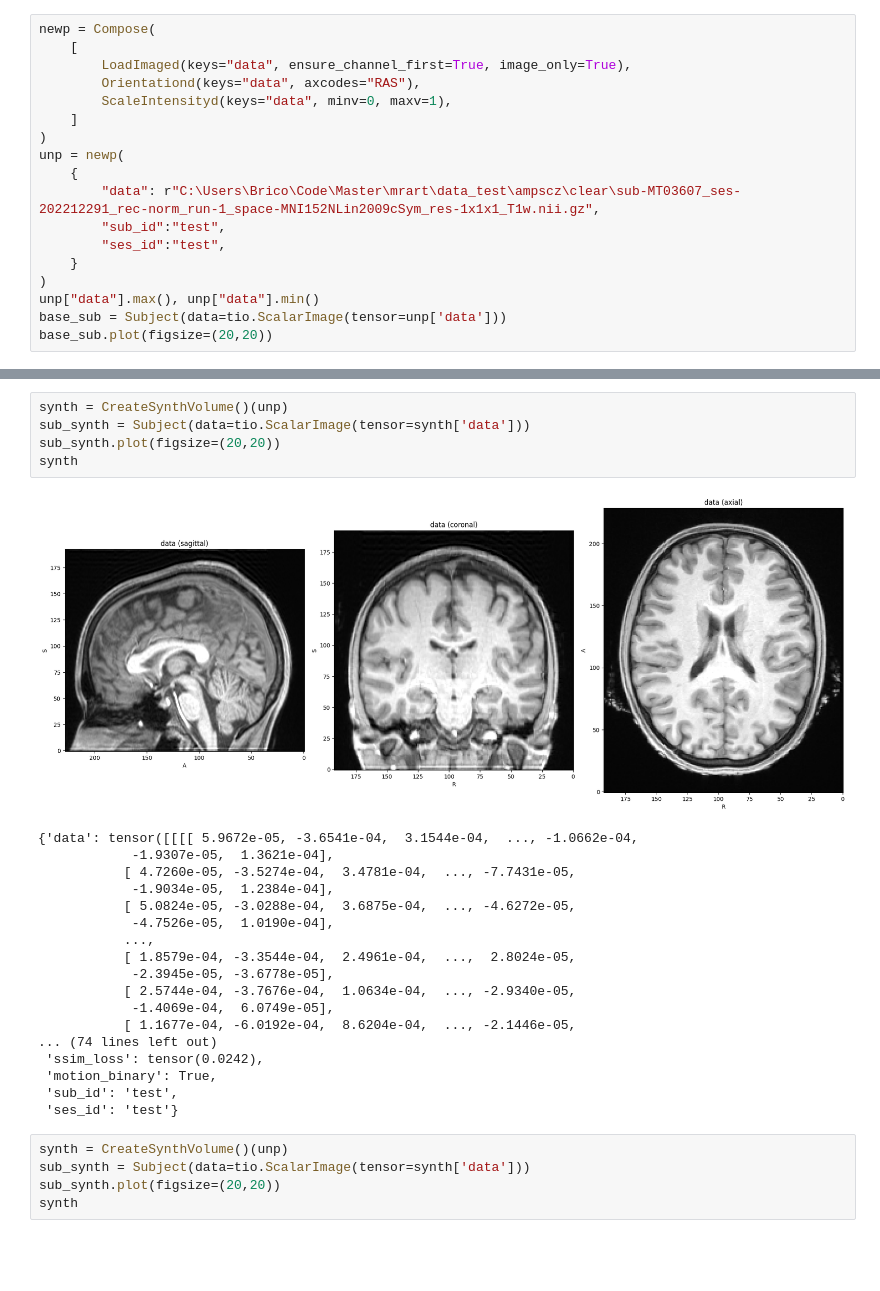
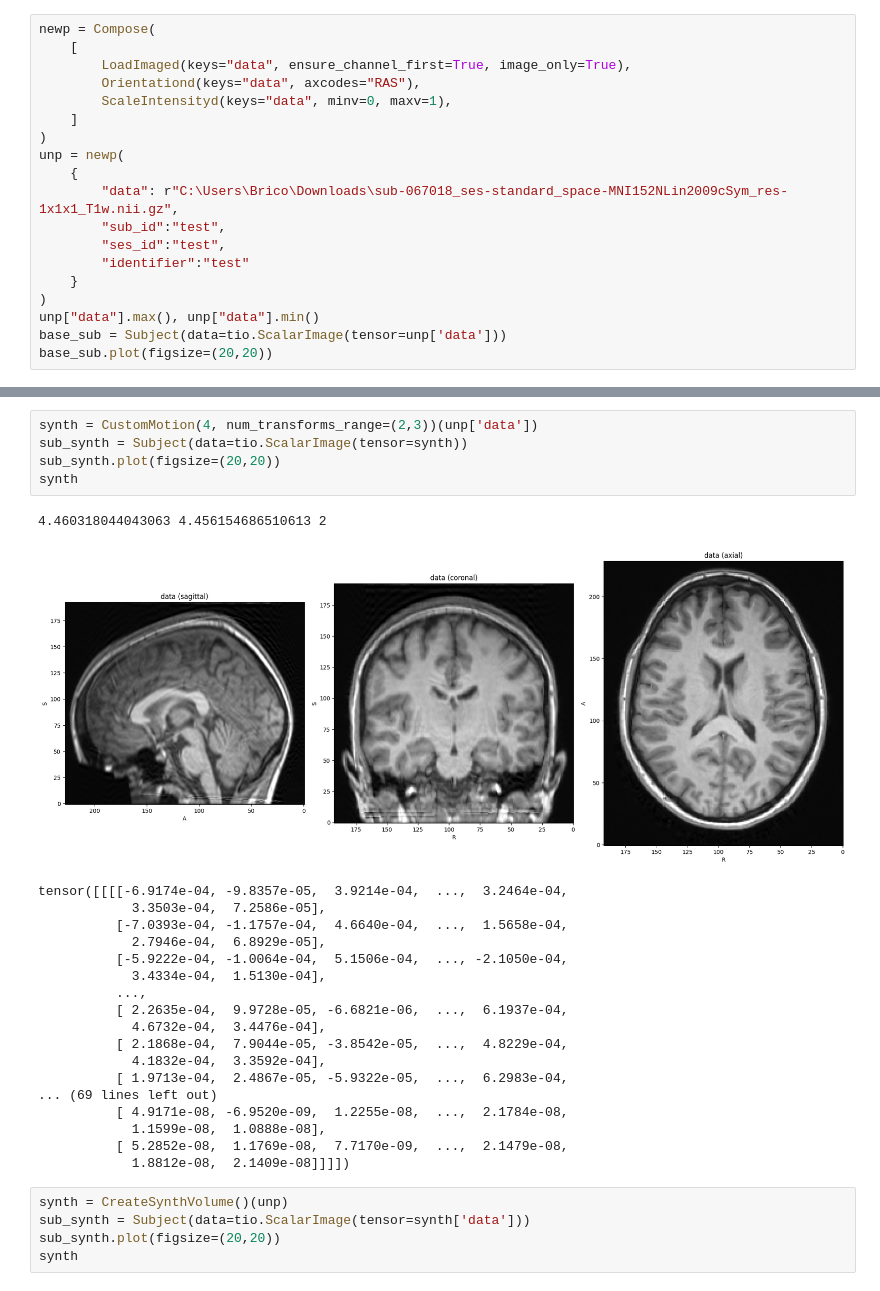
Before and after one commit to chbricout/motiondetector, a Jupyter notebook: notebooks/motion.ipynb, the cells around one changed output, grey strips where cells are left out. Saved outputs shown, nothing was run; the diff lists cells and outputs as text; blank space fills up the shorter version.

```diff
--- a/notebooks/motion.ipynb
+++ b/notebooks/motion.ipynb
@@ -31,9 +35,10 @@ newp = Compose(
 )
 unp = newp(
     {
-        "data": r"C:\Users\Brico\Code\Master\mrart\data_test\ampscz\clear\sub-MT03607_ses-202212291_rec-norm_run-1_space-MNI152NLin2009cSym_res-1x1x1_T1w.nii.gz",
+        "data": r"C:\Users\Brico\Downloads\sub-067018_ses-standard_space-MNI152NLin2009cSym_res-1x1x1_T1w.nii.gz",
         "sub_id":"test",
         "ses_id":"test",
+        "identifier":"test"
     }
 )
 unp["data"].max(), unp["data"].min()
@@ -44,27 +49,28 @@ base_sub.plot(figsize=(20,20))
 # %%
-synth = CreateSynthVolume()(unp)
-sub_synth = Subject(data=tio.ScalarImage(tensor=synth['data']))
+synth = CustomMotion(4, num_transforms_range=(2,3))(unp['data'])
+sub_synth = Subject(data=tio.ScalarImage(tensor=synth))
 sub_synth.plot(figsize=(20,20))
 synth
 # %% [output]
+4.460318044043063 4.456154686510613 2
-[figure, old version]
+[figure, new version]
-{'data': tensor([[[[ 5.9672e-05, -3.6541e-04,  3.1544e-04,  ..., -1.0662e-04,
-            -1.9307e-05,  1.3621e-04],
-           [ 4.7260e-05, -3.5274e-04,  3.4781e-04,  ..., -7.7431e-05,
-            -1.9034e-05,  1.2384e-04],
-           [ 5.0824e-05, -3.0288e-04,  3.6875e-04,  ..., -4.6272e-05,
-            -4.7526e-05,  1.0190e-04],
-           ...,
-           [ 1.8579e-04, -3.3544e-04,  2.4961e-04,  ...,  2.8024e-05,
-            -2.3945e-05, -3.6778e-05],
-           [ 2.5744e-04, -3.7676e-04,  1.0634e-04,  ..., -2.9340e-05,
-            -1.4069e-04,  6.0749e-05],
-           [ 1.1677e-04, -6.0192e-04,  8.6204e-04,  ..., -2.1446e-05,
-... (74 lines left out)
- 'ssim_loss': tensor(0.0242),
- 'motion_binary': True,
- 'sub_id': 'test',
- 'ses_id': 'test'}
+tensor([[[[-6.9174e-04, -9.8357e-05,  3.9214e-04,  ...,  3.2464e-04,
+            3.3503e-04,  7.2586e-05],
+          [-7.0393e-04, -1.1757e-04,  4.6640e-04,  ...,  1.5658e-04,
+            2.7946e-04,  6.8929e-05],
+          [-5.9222e-04, -1.0064e-04,  5.1506e-04,  ..., -2.1050e-04,
+            3.4334e-04,  1.5130e-04],
+          ...,
+          [ 2.2635e-04,  9.9728e-05, -6.6821e-06,  ...,  6.1937e-04,
+            4.6732e-04,  3.4476e-04],
+          [ 2.1868e-04,  7.9044e-05, -3.8542e-05,  ...,  4.8229e-04,
+            4.1832e-04,  3.3592e-04],
+          [ 1.9713e-04,  2.4867e-05, -5.9322e-05,  ...,  6.2983e-04,
+... (69 lines left out)
+          [ 4.9171e-08, -6.9520e-09,  1.2255e-08,  ...,  2.1784e-08,
+            1.1599e-08,  1.0888e-08],
+          [ 5.2852e-08,  1.1769e-08,  7.7170e-09,  ...,  2.1479e-08,
+            1.8812e-08,  2.1409e-08]]]])
 # %%
 synth = CreateSynthVolume()(unp)
 sub_synth = Subject(data=tio.ScalarImage(tensor=synth['data']))
```
Also changed, not shown: parts of 2 cells of this notebook, 5 other files.
